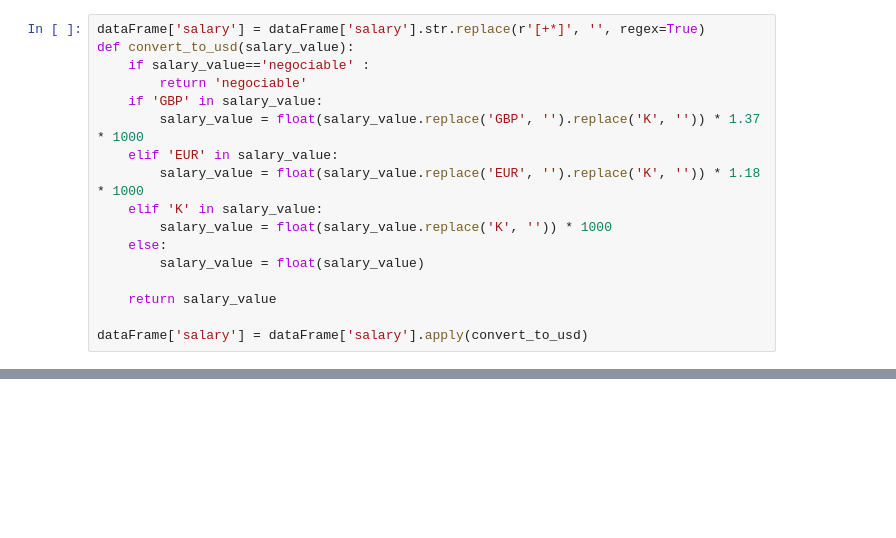
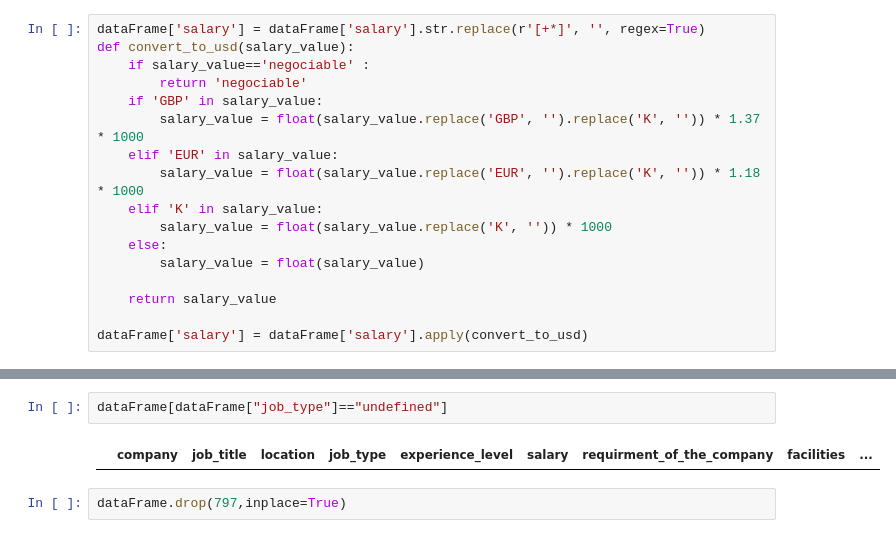
Before and after one commit to elouardyabderrahim/Analyse-des-opportunites-emploi, a Jupyter notebook: dataJob.ipynb, the cells around one changed output, grey strips where cells are left out. Cells and saved outputs as stored; diff of their text form; blank space fills up the shorter version.

Commit message:
experience_level & job_type
 replace_nan() and delete the only row with job type nan value

```diff
--- a/dataJob.ipynb
+++ b/dataJob.ipynb
@@ -520,0 +520,6 @@ dataFrame
+# %%
+dataFrame[dataFrame["job_type"]=="undefined"]
+# %% [output]
+|  | company | job_title | location | job_type | experience_level | salary | requirment_of_the_company | facilities | ... |
+# %%
+dataFrame.drop(797,inplace=True)
```
Also changed, not shown: parts of 4 cells of this notebook.
